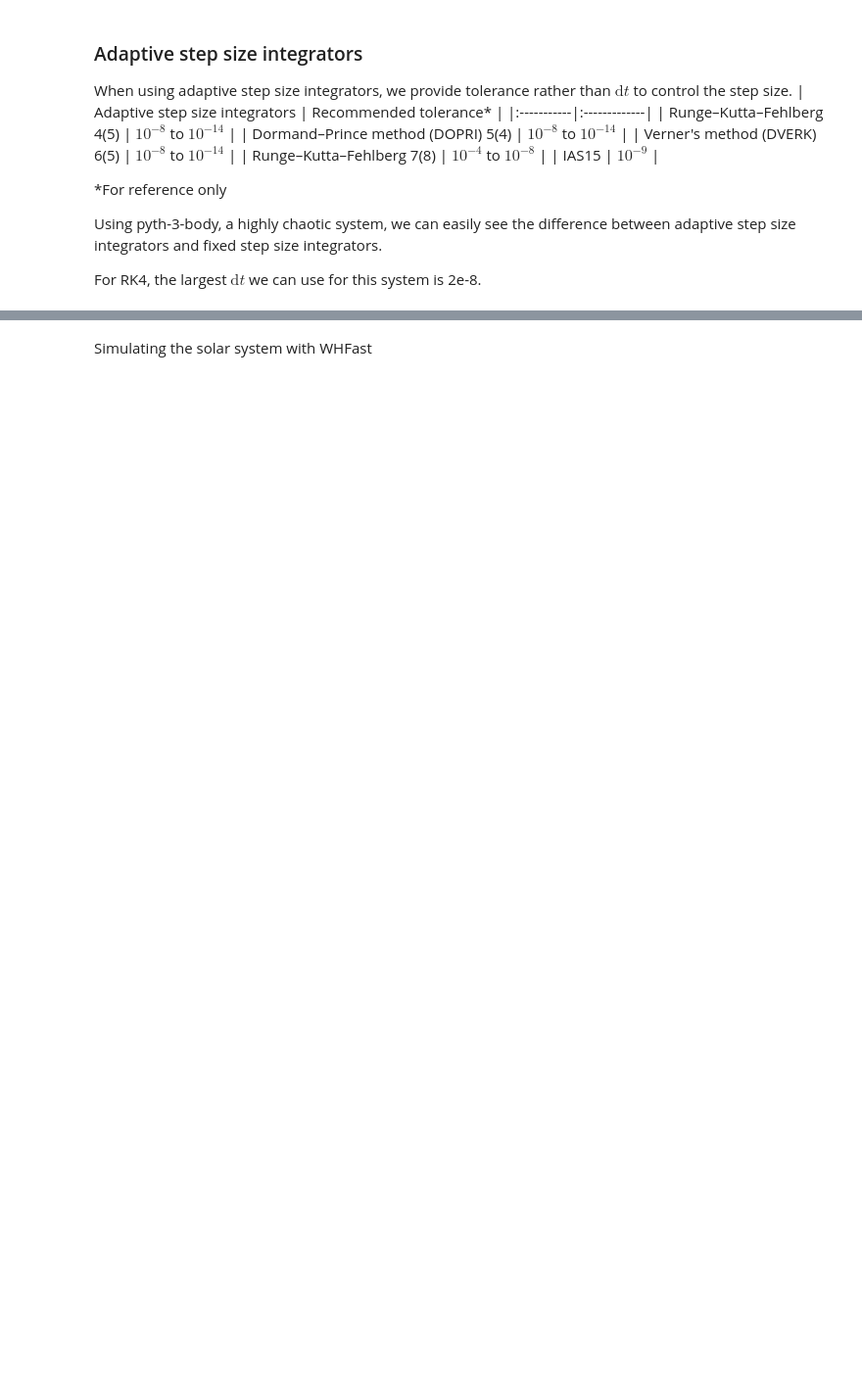
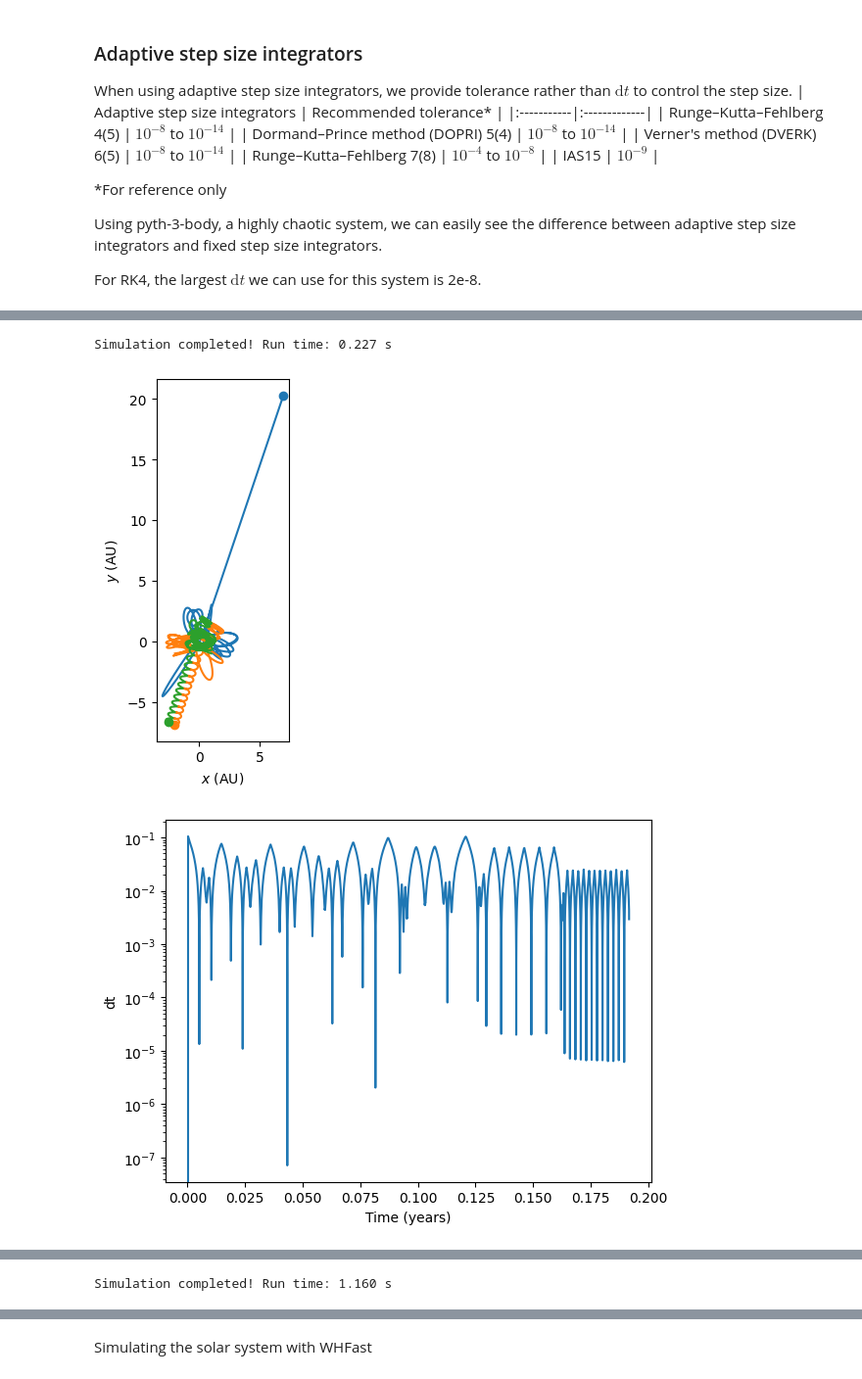
Before and after one commit to alvinng4/Gravity-Simulator, a Jupyter notebook: examples/tutorial.ipynb, the cells around one changed output, grey strips where cells are left out. Shown at 98% size. Saved outputs shown, nothing was run; the diff lists cells and outputs as text; code cells hidden in the pictures; blank space fills up the shorter version.

```diff
--- a/examples/tutorial.ipynb
+++ b/examples/tutorial.ipynb
@@ -251,26 +314,40 @@ Using pyth-3-body, a highly chaotic system, we can easily see the difference bet
 For RK4, the largest $\text{d}t$ we can use for this system is 2e-8.
 # %%
 IAS15_system = grav_sim.create_system()
-grav_sim.set_current_system(IAS15_system)
 IAS15_system.load("pyth-3-body")
 
 print("IAS15:")
-grav_sim.launch_simulation(
-    integrator="IAS15",
+sol_state, sol_time, sol_dt = grav_sim.launch_simulation(
+    gravitational_system=IAS15_system,
+    integrator="ias15",
     tf=70.0,
     tolerance=1e-9,
 )
 
-grav_sim.plot_2d_trajectory()
-grav_sim.plot_dt()
+grav_sim.plot_2d_trajectory(sol_state)
+grav_sim.plot_quantity_against_time(
+    quantity=sol_dt,
+    is_log_y=True,
+    sol_time=grav_sim.days_to_years(sol_time),
+    xlabel="Time (years)",
+    ylabel="dt",
+)
 
 print("RK4:")
-grav_sim.launch_simulation(
+sol_state, sol_time, sol_dt = grav_sim.launch_simulation(
+    gravitational_system=IAS15_system,
     integrator="rk4",
     tf=70.0,
     dt=1e-5,
     store_every_n=10000,
 )
 
-grav_sim.plot_2d_trajectory()
-grav_sim.plot_dt()
+grav_sim.plot_2d_trajectory(sol_state)
+grav_sim.plot_quantity_against_time(
+    quantity=sol_dt,
+    is_log_y=True,
+    sol_time=grav_sim.days_to_years(sol_time),
+    xlabel="Time (years)",
+    ylabel="dt",
+)
+# %% [output]
@@ -276,0 +376,3 @@ grav_sim.plot_dt()
+Simulation completed! Run time: 0.227 s
+[figure, added]
+[figure, added]
@@ -276,0 +401 @@ grav_sim.plot_dt()
+Simulation completed! Run time: 1.160 s
```
Also changed, not shown: parts of 17 cells of this notebook.
